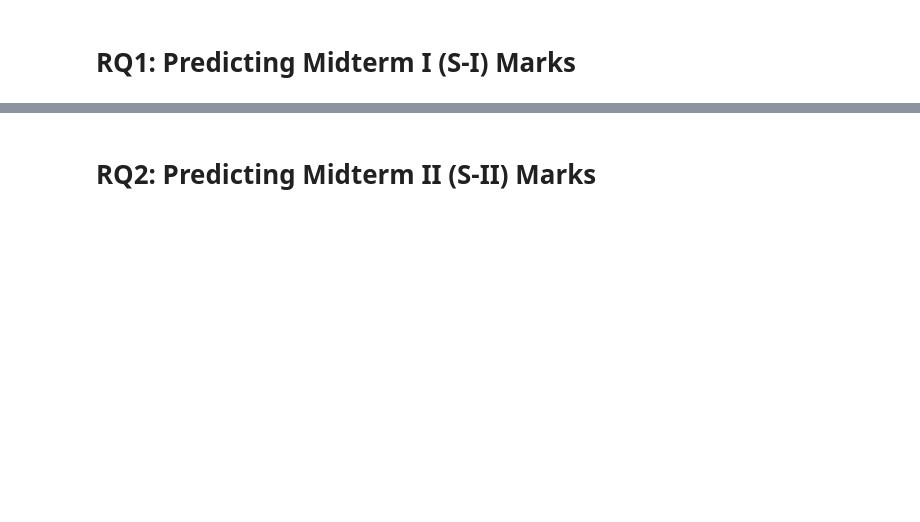
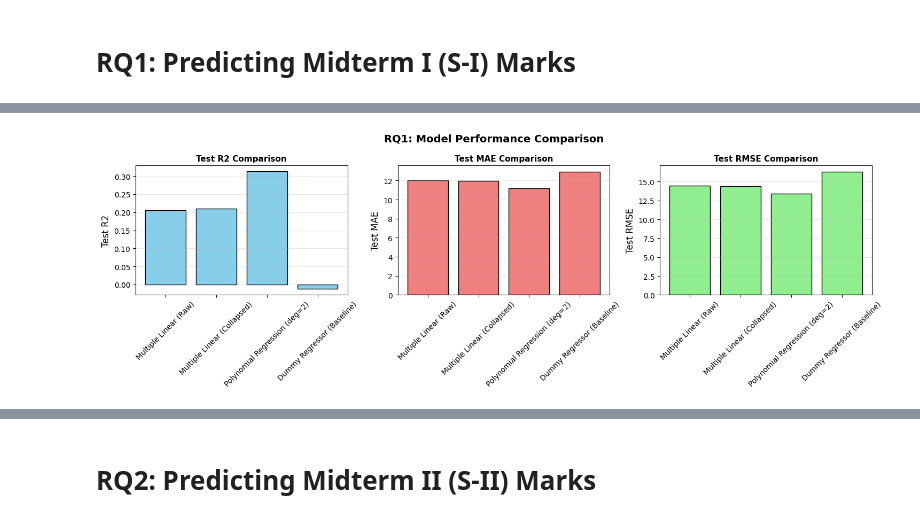
Before and after one commit to rizwanmustafa/sem5-ds-project-1, a Jupyter notebook: 23F-0676_23F-0709_Project_I.ipynb, the cells around one changed output, grey strips where cells are left out. Saved outputs shown, nothing was run; the diff lists cells and outputs as text; code cells hidden in the pictures; blank space fills up the shorter version.

```diff
--- a/23F-0676_23F-0709_Project_I.ipynb
+++ b/23F-0676_23F-0709_Project_I.ipynb
@@ -78,0 +339,16 @@ plt.show()
+# %%
+for idx, model_name in enumerate(comparison_rq1['Model']):
+    train_r2 = comparison_rq1.loc[idx, 'Train R2']
+    test_r2 = comparison_rq1.loc[idx, 'Test R2']
+    diff = train_r2 - test_r2
+
+    print(f"\n{model_name}:")
+    print(f"Train R2 - Test R2 = {diff:.4f}")
+    if diff > 0.1:
+        print(f"Possible overfitting (large gap between train and test)")
+    elif test_r2 < 0:
+        print(f"Model performs worse than baseline (negative R2)")
+    elif train_r2 < 0.3 and test_r2 < 0.3:
+        print(f"Possible underfitting (low performance on both sets)")
+    else:
+        print(f"Reasonable performance")
@@ -79 +453,19 @@ plt.show()
+# %%
+# 3. Model Comparison Bar Chart
+fig, axes = plt.subplots(1, 3, figsize=(15, 5))
+metrics_to_plot = ['Test R2', 'Test MAE', 'Test RMSE']
+colors = ['skyblue', 'lightcoral', 'lightgreen']
+
+for idx, (metric, color) in enumerate(zip(metrics_to_plot, colors)):
+    axes[idx].bar(comparison_rq1['Model'], comparison_rq1[metric], color=color, edgecolor='black')
+    axes[idx].set_ylabel(metric, fontsize=12)
+    axes[idx].set_title(f'{metric} Comparison', fontsize=11, fontweight='bold')
+    axes[idx].tick_params(axis='x', rotation=45)
+    axes[idx].grid(True, alpha=0.3, axis='y')
+
+plt.suptitle('RQ1: Model Performance Comparison', fontsize=14, fontweight='bold')
+plt.tight_layout()
+plt.show()
+# %% [output]
+[figure, added]
 # %%
```
Also changed, not shown: parts of 73 cells of this notebook.
